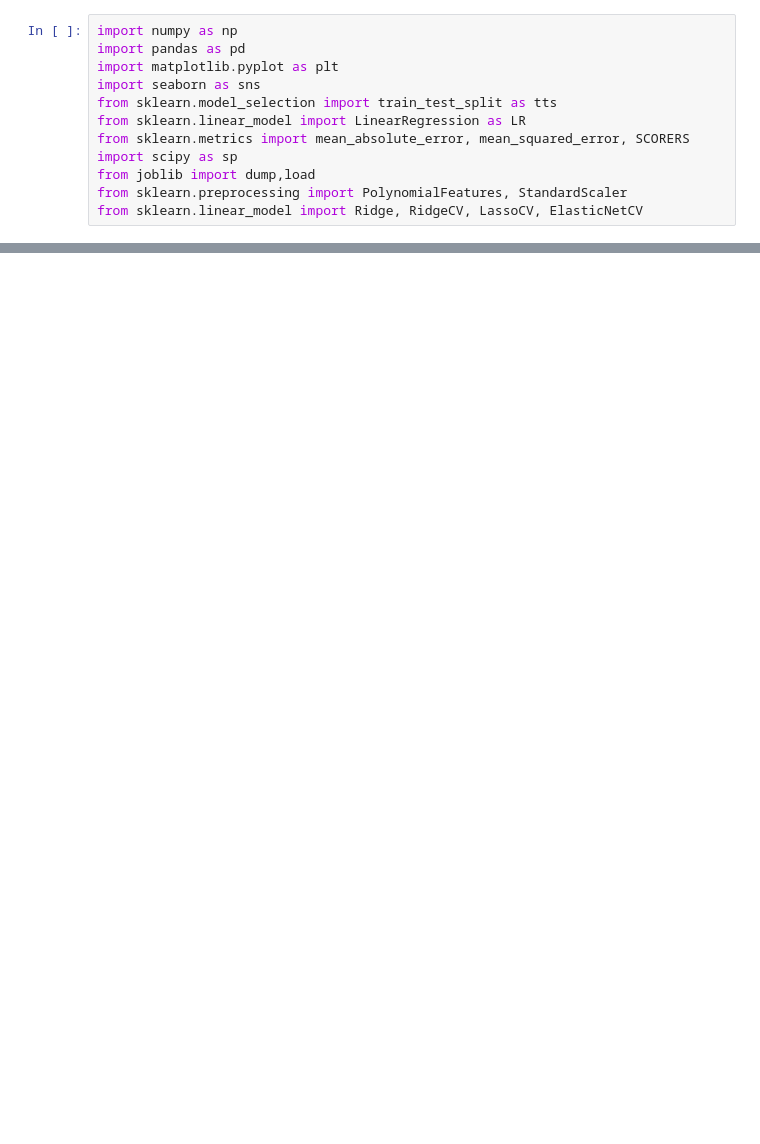
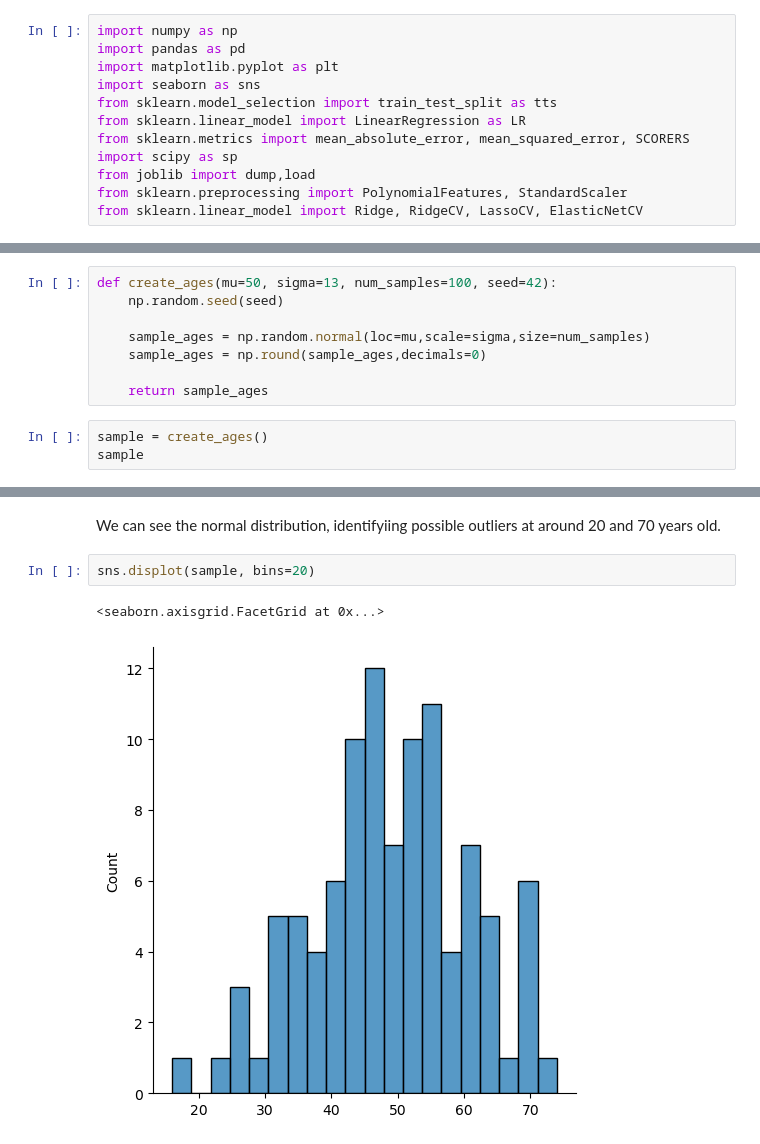
Before and after one commit to maginbu-0/Machine-Learning, a Jupyter notebook: Feature Engineering and Data Preparation/Feature Eng and Data Preparation.ipynb, the cells around one changed output, grey strips where cells are left out. Drawn from its saved outputs; the diff is of its cells as text; blank space fills up the shorter version.

```diff
--- a/Feature Engineering and Data Preparation/Feature Eng and Data Preparation.ipynb
+++ b/Feature Engineering and Data Preparation/Feature Eng and Data Preparation.ipynb
@@ -43,0 +71,11 @@ This is the process of using domain knowledge to extract features through data m
+# %%
+def create_ages(mu=50, sigma=13, num_samples=100, seed=42):
+    np.random.seed(seed)
+
+    sample_ages = np.random.normal(loc=mu,scale=sigma,size=num_samples)
+    sample_ages = np.round(sample_ages,decimals=0)
+
+    return sample_ages
+# %%
+sample = create_ages()
+sample
@@ -43,0 +91,7 @@ This is the process of using domain knowledge to extract features through data m
+# %% [markdown]
+We  can see the normal distribution, identifyiing possible outliers at around 20 and 70 years old.
+# %%
+sns.displot(sample, bins=20)
+# %% [output]
+<seaborn.axisgrid.FacetGrid at 0x...>
+[figure, added]
```
Also changed, not shown: parts of 20 cells of this notebook, 49 other files.
